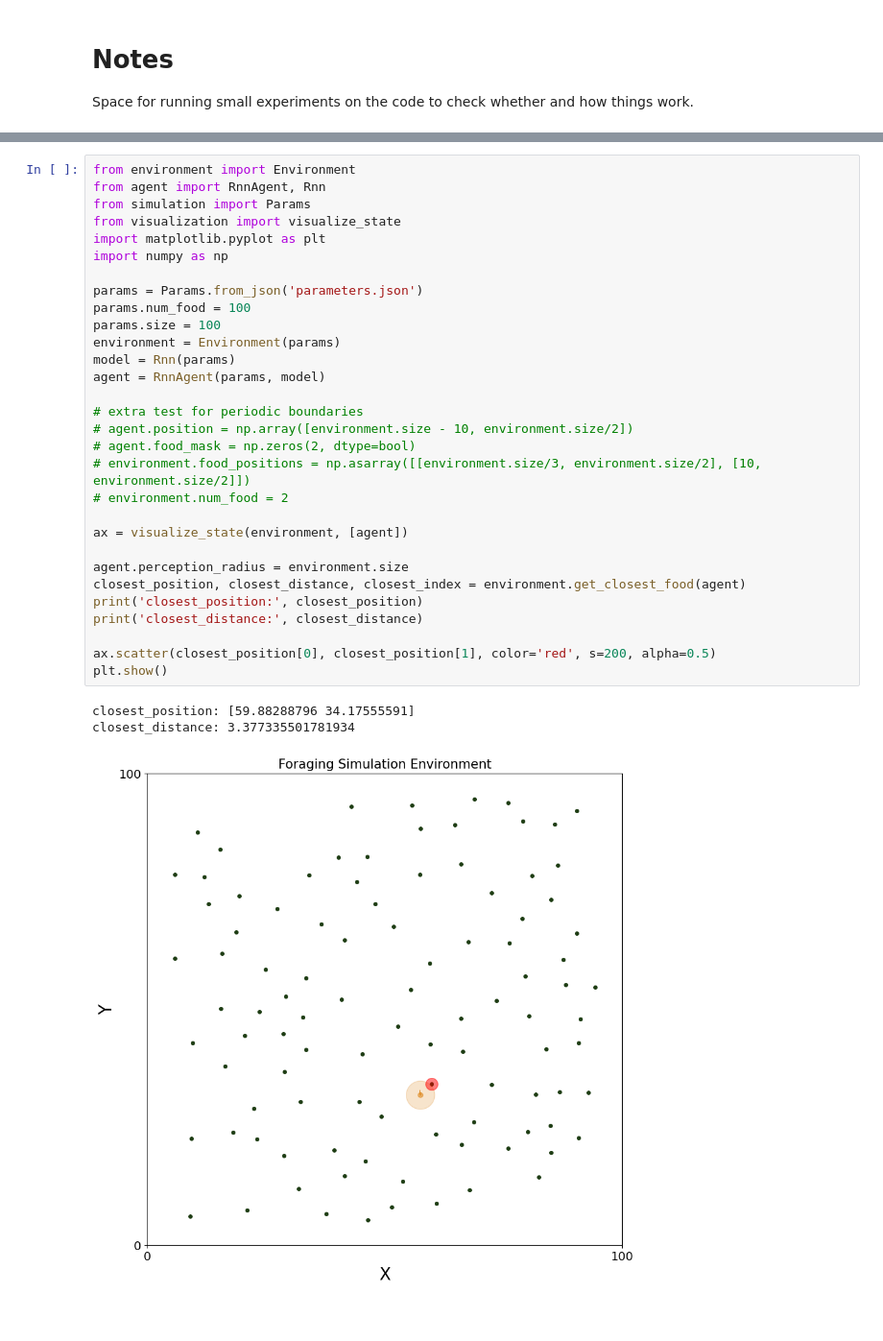
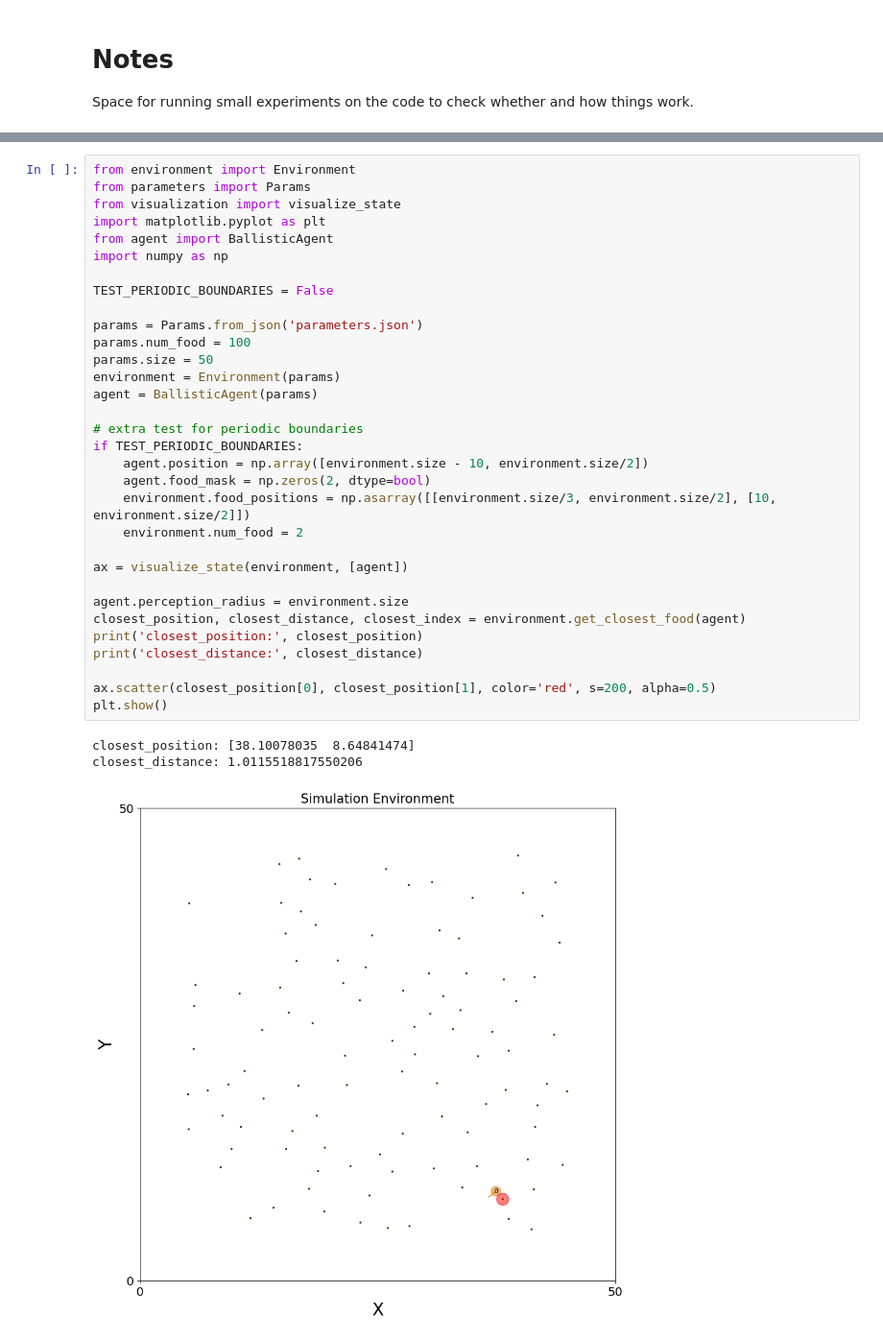
Before and after one commit to winlew/levy-agent-simulation, a Jupyter notebook: code/notes.ipynb, the cells around one changed output, grey strips where cells are left out. Shown at 96% size. Cells and saved outputs as stored; diff of their text form.

Commit message:
remove rnn agents, evolution and perception logic

```diff
--- a/code/notes.ipynb
+++ b/code/notes.ipynb
@@ -69,35 +7,37 @@ The forward function returns the output from the hidden layer to the output laye
 **Objective:** Test the get_closest_food function visually.
 # %%
 from environment import Environment
-from agent import RnnAgent, Rnn
-from simulation import Params
+from parameters import Params
 from visualization import visualize_state
 import matplotlib.pyplot as plt
+from agent import BallisticAgent
 import numpy as np
+
+TEST_PERIODIC_BOUNDARIES = False
 
 params = Params.from_json('parameters.json')
 params.num_food = 100
-params.size = 100
+params.size = 50
 environment = Environment(params)
-model = Rnn(params)
-agent = RnnAgent(params, model)
+agent = BallisticAgent(params)
 
 # extra test for periodic boundaries
-# agent.position = np.array([environment.size - 10, environment.size/2])
-# agent.food_mask = np.zeros(2, dtype=bool)
-# environment.food_positions = np.asarray([[environment.size/3, environment.size/2], [10, environment.size/2]])
-# environment.num_food = 2
+if TEST_PERIODIC_BOUNDARIES:
+    agent.position = np.array([environment.size - 10, environment.size/2])
+    agent.food_mask = np.zeros(2, dtype=bool)
+    environment.food_positions = np.asarray([[environment.size/3, environment.size/2], [10, environment.size/2]])
+    environment.num_food = 2
 
 ax = visualize_state(environment, [agent])
 
 agent.perception_radius = environment.size
 closest_position, closest_distance, closest_index = environment.get_closest_food(agent)
 print('closest_position:', closest_position)
 print('closest_distance:', closest_distance)
 
 ax.scatter(closest_position[0], closest_position[1], color='red', s=200, alpha=0.5)
 plt.show()
 # %% [output]
-closest_position: [59.88288796 34.17555591]
-closest_distance: 3.377335501781934
+closest_position: [38.10078035  8.64841474]
+closest_distance: 1.0115518817550206
-[figure, old version]
+[figure, new version]
```
Also changed, not shown: parts of 13 cells of this notebook, 16 other files.
